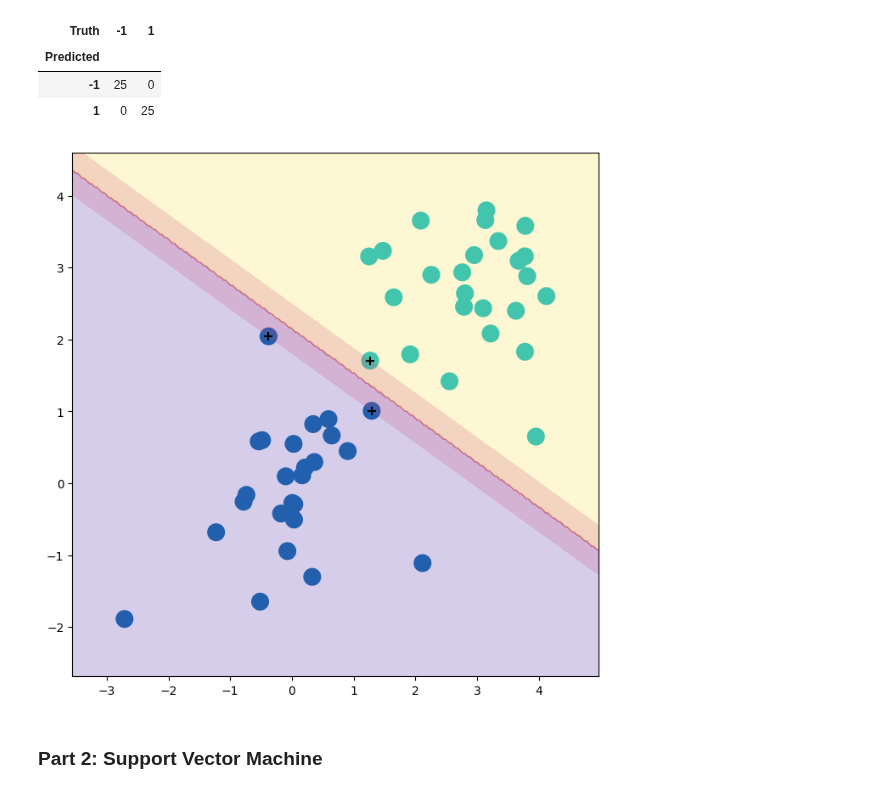
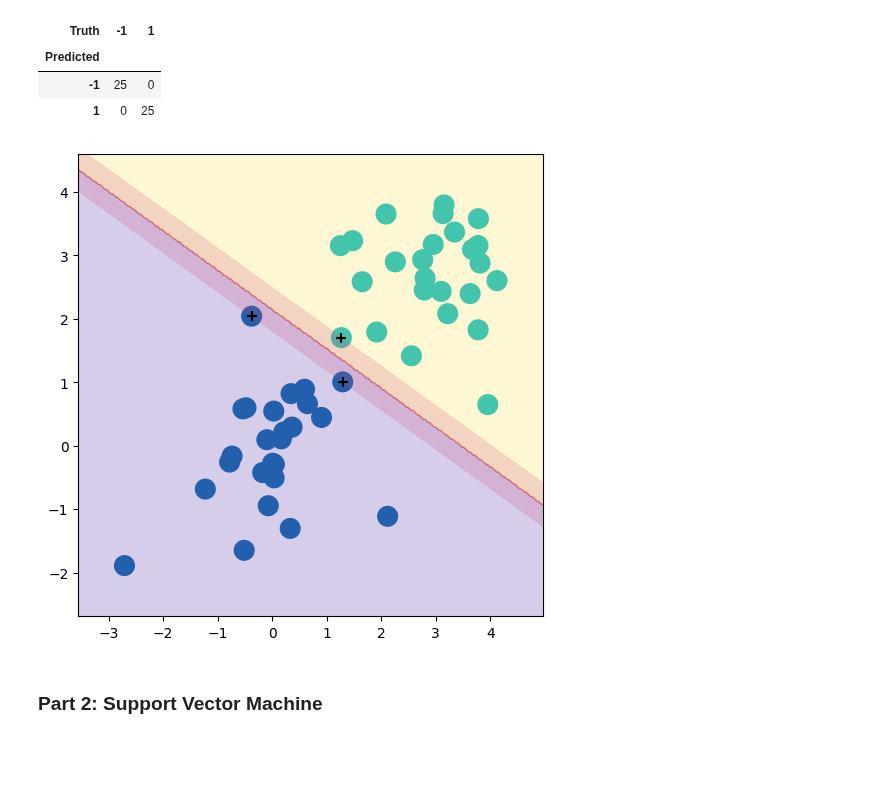
Before and after one commit to QuanPham19/statistical-modeling, a Jupyter notebook: 9-1-support-vector.ipynb, the cells around one changed output. Saved outputs shown, nothing was run; the diff lists cells and outputs as text; code cells hidden in the pictures; blank space fills up the shorter version.

```diff
--- a/9-1-support-vector.ipynb
+++ b/9-1-support-vector.ipynb
@@ -90,9 +91,9 @@ confusion_table(y_hat, y)
 | -1 | 25 | 0 |
 | 1 | 0 | 25 |
 # %%
-fig, ax = subplots(figsize=(8,8))
+fig, ax = subplots(figsize=(6,6))
 plot_svm(X, y, svm_, ax=ax)
 # %% [output]
-[figure, old version]
+[figure, new version]
 # %% [markdown]
 ### Part 2: Support Vector Machine
```
Also changed, not shown: parts of 19 cells of this notebook.
